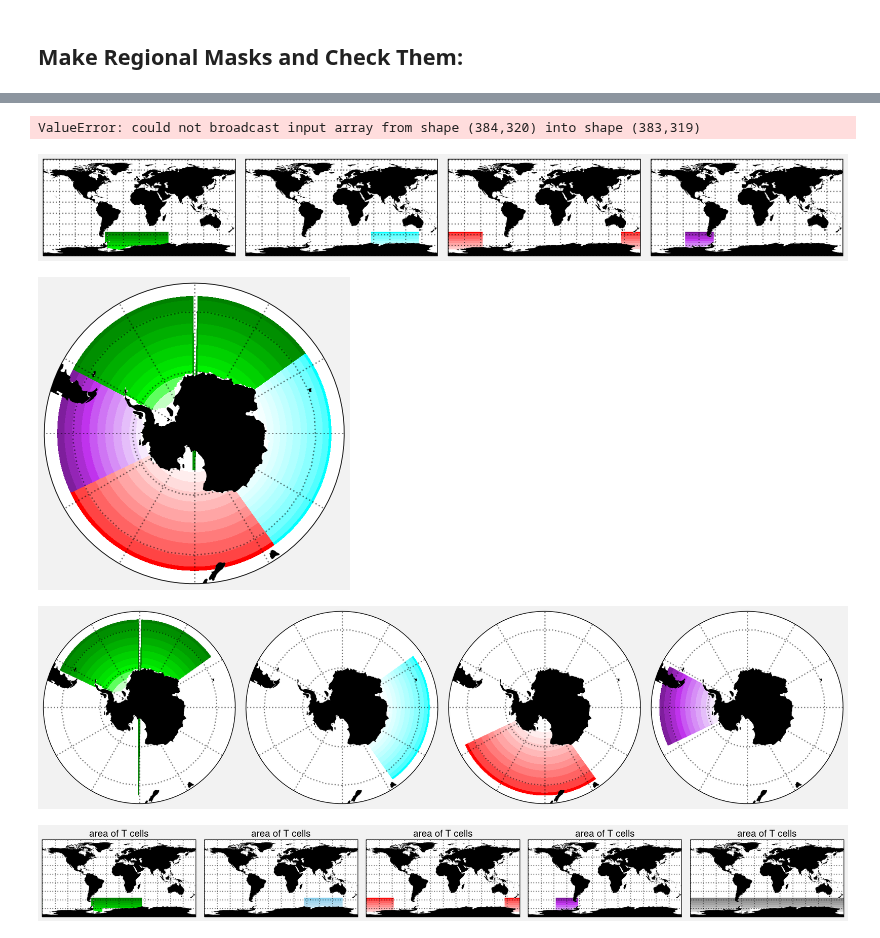
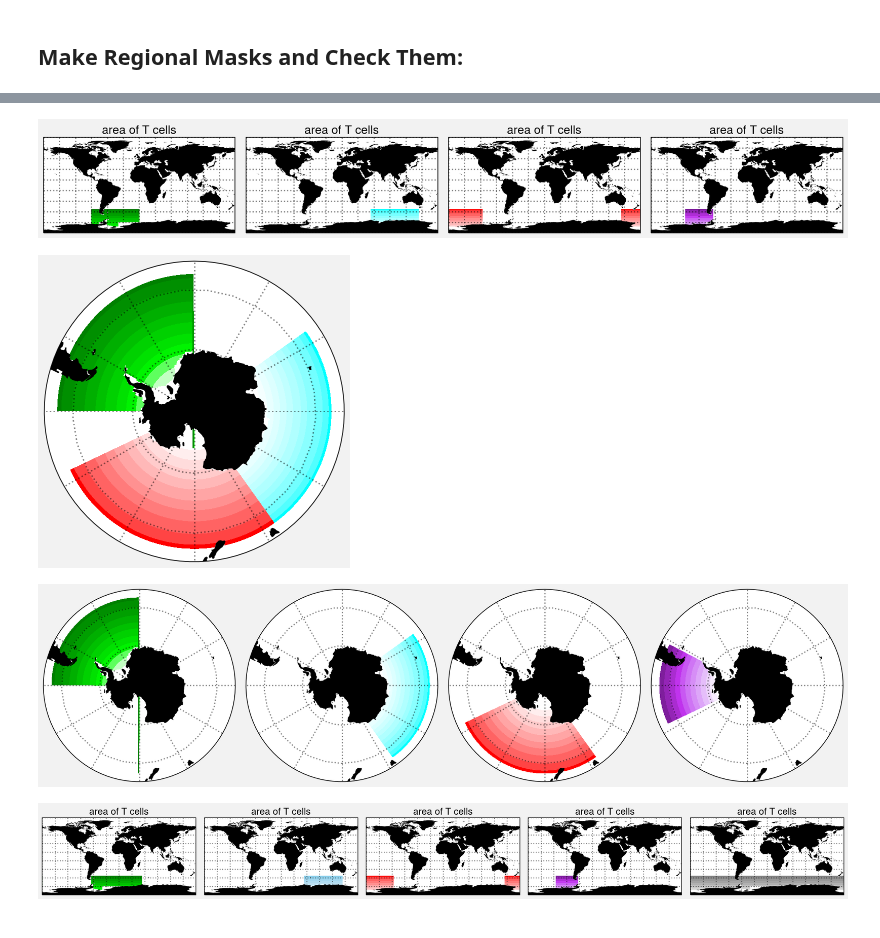
Before and after one commit to Zephyr-Sylvester/krill-cesm-le, a Jupyter notebook: notebooks/scratchbooks/SO_Regions_ZS.ipynb, the cells around one changed output, grey strips where cells are left out. Drawn from its saved outputs; the diff is of its cells as text; code cells hidden in the pictures.

```diff
--- a/notebooks/scratchbooks/SO_Regions_ZS.ipynb
+++ b/notebooks/scratchbooks/SO_Regions_ZS.ipynb
@@ -28,14 +28,12 @@ lon = grid.TLONG
 # %%
 rmask = xr.DataArray(np.ones(5), dims='region') * grid.TAREA
 rmask[0, :, :] = grid.TAREA.where((lat <= -45) & (grid.REGION_MASK == 1)).fillna(0.) #Southern Ocean
-rmask[1, :, :] = grid.TAREA.where((lat <= -45) & ((lon > 295) | (lon <= 55)) & (grid.REGION_MASK == 1)).fillna(0.) # ATLANTIC
+rmask[1, :, :] = grid.TAREA.where((lat <= -45) & ((lon > 270) | (lon <= 0)) & (grid.REGION_MASK == 1)).fillna(0.) # ATLANTIC
 rmask[2, :, :] = grid.TAREA.where((lat <= -45) & ((lon > 55) & (lon <= 145)) & (grid.REGION_MASK == 1)).fillna(0.) # INDIAN
 rmask[3, :, :] = grid.TAREA.where((lat <= -45) & ((lon > 145) & (lon <= 245)) & (grid.REGION_MASK == 1)).fillna(0.) # WEST PACIFIC
 rmask[4, :, :] = grid.TAREA.where((lat <= -45) & ((lon >= 245) & (lon <= 298)) & (grid.REGION_MASK == 1)).fillna(0.) # EAST PACIFIC
-# %% [output]
-ValueError: could not broadcast input array from shape (384,320) into shape (383,319)
 # %%
-atl_mask = grid.TAREA.where((lat <= -45) & ((lon > 295) | (lon <= 55)) & (grid.REGION_MASK == 1)).fillna(0.) # ATLANTIC
+atl_mask = grid.TAREA.where((lat <= -45) & ((lon > 270) | (lon <= 0)) & (grid.REGION_MASK == 1)).fillna(0.) # ATLANTIC
 ind_mask = grid.TAREA.where((lat <= -45) & ((lon > 55) & (lon <= 145)) & (grid.REGION_MASK == 1)).fillna(0.) # INDIAN
 wpac_mask = grid.TAREA.where((lat <= -45) & ((lon > 145) & (lon <= 245)) & (grid.REGION_MASK == 1)).fillna(0.) # WEST PACIFIC
 epac_mask = grid.TAREA.where((lat <= -45) & ((lon >= 245) & (lon <= 298)) & (grid.REGION_MASK == 1)).fillna(0.) # EAST PACIFIC
@@ -68,20 +66,20 @@ axs[2].pcolormesh(lon, lat, wpac_mask, cmap='red')
 axs[3].pcolormesh(lon, lat, epac_mask, cmap='purple')
 axs.format(land = True)
 # %% [output]
-[figure, old version]
+[figure, new version]
 # %%
 #Polar Plot:
 
 f, axs = plot.subplots(ncols=1, proj = 'splaea', axwidth=3)
 
 axs.pcolormesh(lon, lat, atl_mask_filtered, cmap='green', label = 'Atlantic')
 axs.pcolormesh(lon, lat, ind_mask_filtered, cmap='cyan', label = 'Indian')
 axs.pcolormesh(lon, lat, wpac_mask_filtered, cmap='red', label = 'West Pacific')
-axs.pcolormesh(lon, lat, epac_mask_filtered, cmap='purple',label = 'East Pacific')
+#axs.pcolormesh(lon, lat, epac_mask_filtered, cmap='purple',label = 'East Pacific')
 
 axs.format(boundinglat=-40, land = True)
 # %% [output]
-[figure, old version]
+[figure, new version]
 # %%
 # Using zoom into polar projection example from:
 # https://proplot.readthedocs.io/en/latest/projection.html
@@ -95,7 +93,7 @@ axs[3].pcolormesh(lon, lat, epac_mask_filtered, cmap='purple')
 
 axs.format(boundinglat=-40, land = True)
 # %% [output]
-[figure, old version]
+[figure, new version]
 # %%
 import pop_tools
 import proplot as plot
```
Also changed, not shown: parts of 1 cell of this notebook.
